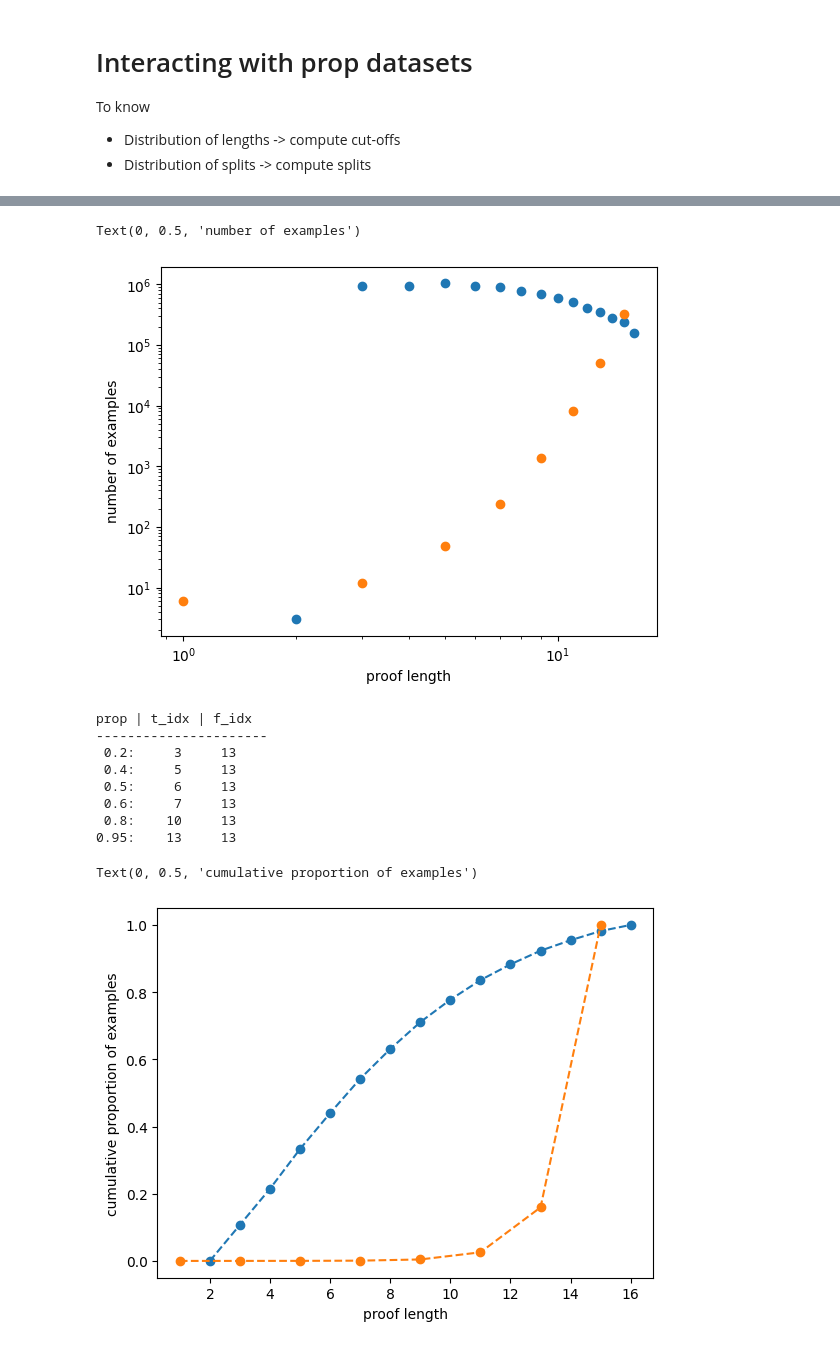
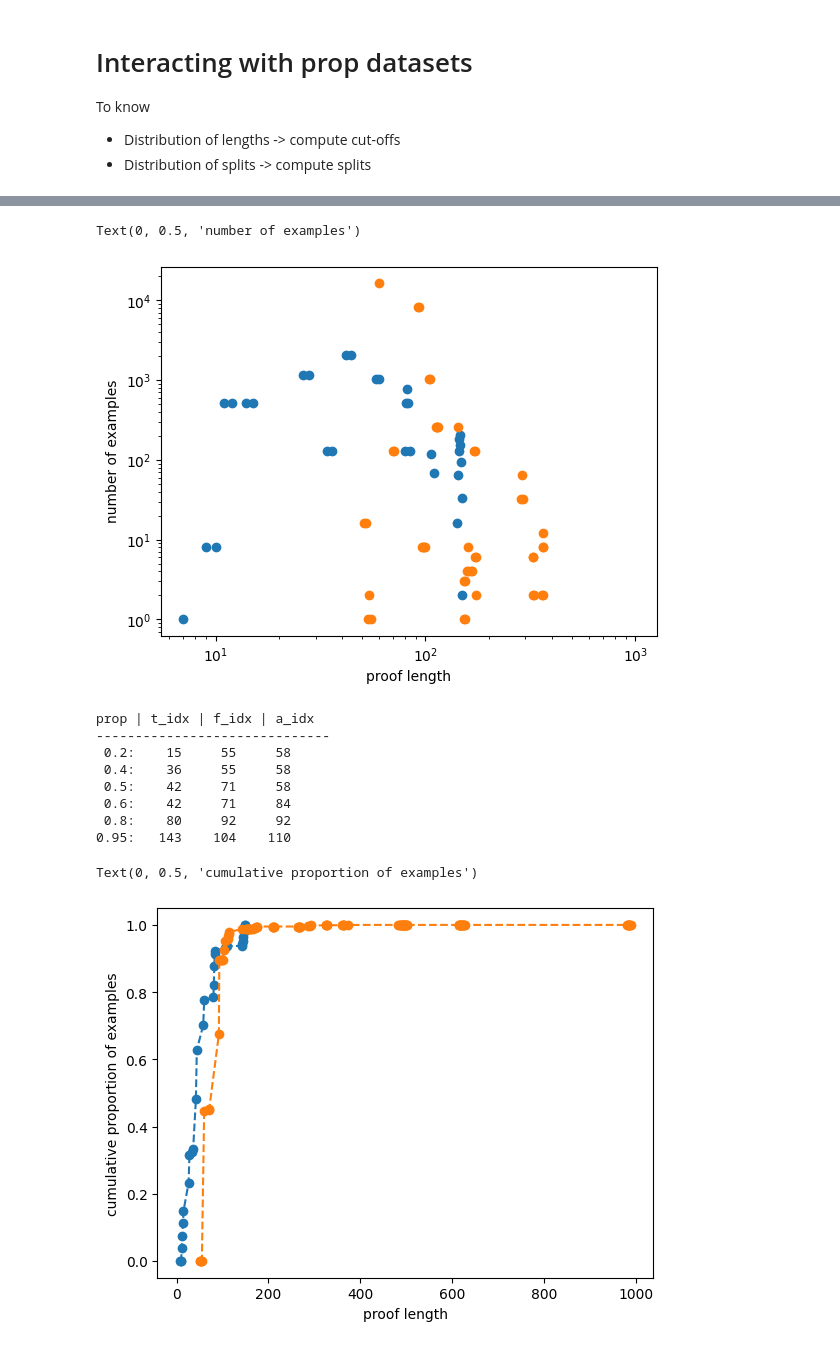
Before and after one commit to wtong98/boule-or-baguette, a Jupyter notebook: task/prop_interact.ipynb, the cells around one changed output, grey strips where cells are left out. Drawn from its saved outputs; the diff is of its cells as text; code cells hidden in the pictures.

Commit message:
Update prop_interact

```diff
--- a/task/prop_interact.ipynb
+++ b/task/prop_interact.ipynb
@@ -16,7 +16,7 @@ from tqdm import tqdm
 from prop import *
 # %%
 # ds_path = full_text_ds_path
-ds_path = '/n/home09/wlt/scratch/data/prop_gen/data/hf_or_big_text'
+ds_path = '/n/home09/wlt/scratch/data/prop_gen/data/hf_php_text_32768'
 ds = datasets.load_from_disk(ds_path)
 ds
 # %% [output]
@@ -60,6 +60,7 @@ ds.cleanup_cache_files()
 # %%
 t_vals = []
 f_vals = []
+a_vals = {}
 
 for k, v in ds.items():
     name, num = k.split('_')
@@ -69,11 +70,21 @@ for k, v in ds.items():
     else:
         f_vals.append((int(num), len(v)))
 
+    if int(num) not in a_vals:
+        a_vals[int(num)] = len(v)
+    else:
+        a_vals[int(num)] += len(v)
+
+
+a_vals = list(a_vals.items())
+
 # <codecell>
 import matplotlib.pyplot as plt
 
 t_idx, t_lens = np.array(t_vals).T
 f_idx, f_lens = np.array(f_vals).T
+a_idx, a_lens = np.array(a_vals).T
+
 plt.scatter(t_idx, t_lens)
 plt.scatter(f_idx, f_lens)
 
@@ -83,46 +94,54 @@ plt.xlabel('proof length')
 plt.ylabel('number of examples')
 # %% [output]
 Text(0, 0.5, 'number of examples')
-[figure, old version]
+[figure, new version]
 # %%
 t_sort_idx = np.argsort(t_idx)
 t_cum = np.cumsum(t_lens[t_sort_idx]) / np.sum(t_lens)
 
 f_sort_idx = np.argsort(f_idx)
 f_cum = np.cumsum(f_lens[f_sort_idx]) / np.sum(f_lens)
+
+a_sort_idx = np.argsort(a_idx)
+a_cum = np.cumsum(a_lens[a_sort_idx]) / np.sum(a_lens)
 
 plt.plot(np.sort(t_idx), t_cum, 'o--')
 plt.plot(np.sort(f_idx), f_cum, 'o--')
 
 props = [0.2, 0.4, 0.5, 0.6, 0.8, 0.95]
 
 t_idxs = []
 f_idxs = []
+a_idxs = []
+
 for p in props:
     idx = np.sum(t_cum < p) - 1
     t_idxs.append(t_idx[t_sort_idx][idx].item())
 
     idx = np.sum(f_cum < p) - 1
     f_idxs.append(f_idx[f_sort_idx][idx].item())
 
-print(f'prop | t_idx | f_idx')
-print('----------------------')
-for prop, t, f in zip(props, t_idxs, f_idxs):
-    print(f'{prop:4}: {t:5} {f:6}')
+    idx = np.sum(a_cum < p) - 1
+    a_idxs.append(a_idx[a_sort_idx][idx].item())
+
+print(f'prop | t_idx | f_idx | a_idx')
+print('------------------------------')
+for prop, t, f, a in zip(props, t_idxs, f_idxs, a_idxs):
+    print(f'{prop:4}: {t:5} {f:6} {a:6}')
 
 plt.xlabel('proof length')
 plt.ylabel('cumulative proportion of examples')
 # %% [output]
-prop | t_idx | f_idx
-----------------------
- 0.2:     3     13
- 0.4:     5     13
- 0.5:     6     13
- 0.6:     7     13
- 0.8:    10     13
-0.95:    13     13
+prop | t_idx | f_idx | a_idx
+------------------------------
+ 0.2:    15     55     58
+ 0.4:    36     55     58
+ 0.5:    42     71     58
+ 0.6:    42     71     84
+ 0.8:    80     92     92
+0.95:   143    104    110
 Text(0, 0.5, 'cumulative proportion of examples')
-[figure, old version]
+[figure, new version]
 # %%
 tokenizer = AutoTokenizer.from_pretrained('Qwen/Qwen2.5-Coder-7B')
 
```
Also changed, not shown: parts of 3 cells of this notebook.
